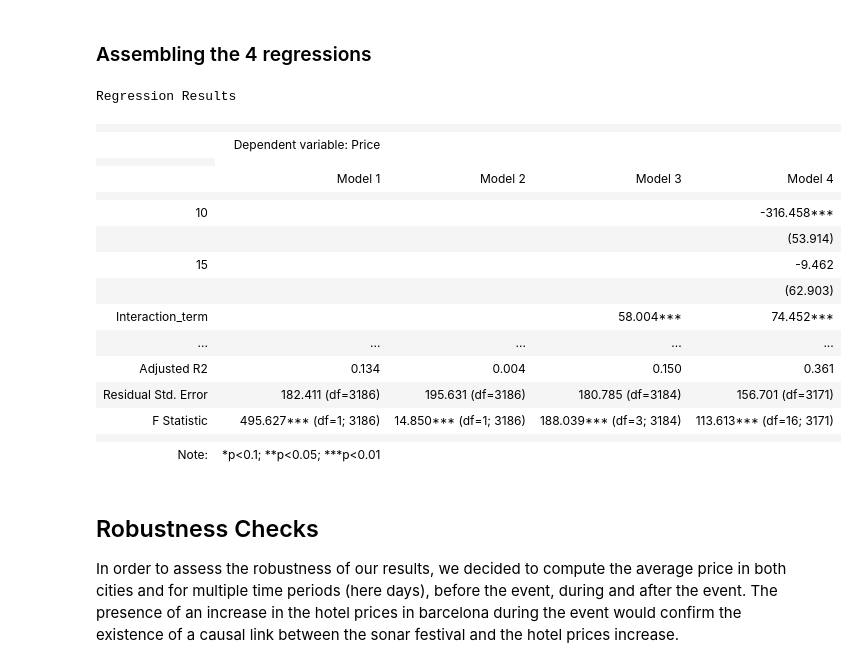
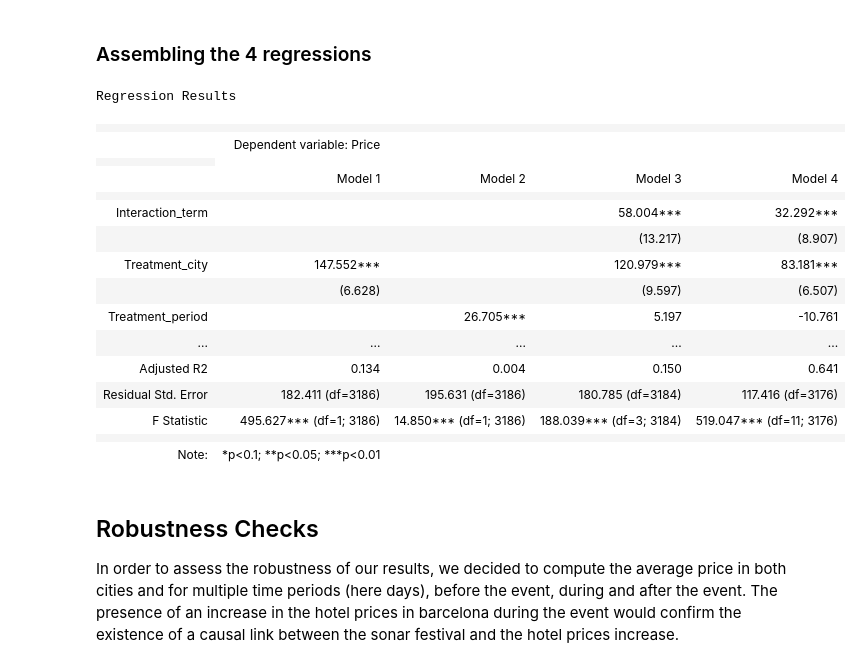
Before and after one commit to mtbrr26/Webscrapping_Booking.Com, a Jupyter notebook: regression_and_nlp_nb.ipynb, the cells around one changed output. Saved outputs shown, nothing was run; the diff lists cells and outputs as text; code cells hidden in the pictures.

Commit message:
Final regression table

```diff
--- a/regression_and_nlp_nb.ipynb
+++ b/regression_and_nlp_nb.ipynb
@@ -847,51 +847,50 @@ results3 = model3.fit()
 # REGRESSION4
 # Creating the interaction term
 final_df['Interaction_term'] = final_df['Treatment_period'] * final_df['Treatment_city']
-# Define independent variables (X)
-X4 = sm.add_constant(final_df[['Treatment_period', 'Treatment_city', 'Interaction_term', 'desayuno', 'playa', 'balcón', 'acondicionado wifi', 'bañera hidromasaj', 'dispon', 'aseo', 'decoración', 'tren', 'barrio', '15', '10', 'gratuito']])
-# Create and fit the model
-model4 = sm.OLS(final_df['Price'], X4).fit()
+X4 = sm.add_constant(final_df[['Treatment_period', 'Treatment_city', 'Interaction_term', 'playa', 'acondicionado wifi','aseo','vario','gratuito',"estrella","piscina","servicio habitacion"]])
+model4 = sm.OLS(final_df['Price'], X4)
+results4 = model4.fit()
 
 # Create Stargazer object
-stargazer = Stargazer([results1, results2, results3, model4])
+stargazer = Stargazer([results1, results2, results3, results4])
 
 # Optionally, customize the Stargazer object
 stargazer.title("Regression Results")
 stargazer.custom_columns(['Model 1', 'Model 2', 'Model 3', 'Model 4'], [1, 1, 1, 1])
 stargazer.show_model_numbers(False)
 # You can add more customization as needed
 
 # Render the LaTeX table
 #print(stargazer.render_latex())
 
 
 # Create a Stargazer object
-stargazer = Stargazer([results1, results2, results3, model4])
+stargazer = Stargazer([results1, results2, results3, results4])
 
 # Customize the Stargazer object
 stargazer.title("Regression Results")
 stargazer.custom_columns(['Model 1', 'Model 2', 'Model 3', 'Model 4'], [1, 1, 1, 1])
 stargazer.show_model_numbers(False)
 
 # Convert to HTML and display
 html_table = stargazer.render_html()
 display(HTML(html_table))
 # %% [output]
 Regression Results
 |  |  |  |  |  |
 |  | Dependent variable: Price |  |  |  |
 |  |
 |  | Model 1 | Model 2 | Model 3 | Model 4 |
 |  |  |  |  |  |
-| 10 |  |  |  | -316.458*** |
-|  |  |  |  | (53.914) |
-| 15 |  |  |  | -9.462 |
-|  |  |  |  | (62.903) |
-| Interaction_term |  |  | 58.004*** | 74.452*** |
+| Interaction_term |  |  | 58.004*** | 32.292*** |
+|  |  |  | (13.217) | (8.907) |
+| Treatment_city | 147.552*** |  | 120.979*** | 83.181*** |
+|  | (6.628) |  | (9.597) | (6.507) |
+| Treatment_period |  | 26.705*** | 5.197 | -10.761 |
 | ... | ... | ... | ... | ... |
-| Adjusted R2 | 0.134 | 0.004 | 0.150 | 0.361 |
-| Residual Std. Error | 182.411 (df=3186) | 195.631 (df=3186) | 180.785 (df=3184) | 156.701 (df=3171) |
-| F Statistic | 495.627*** (df=1; 3186) | 14.850*** (df=1; 3186) | 188.039*** (df=3; 3184) | 113.613*** (df=16; 3171) |
+| Adjusted R2 | 0.134 | 0.004 | 0.150 | 0.641 |
+| Residual Std. Error | 182.411 (df=3186) | 195.631 (df=3186) | 180.785 (df=3184) | 117.416 (df=3176) |
+| F Statistic | 495.627*** (df=1; 3186) | 14.850*** (df=1; 3186) | 188.039*** (df=3; 3184) | 519.047*** (df=11; 3176) |
 |  |  |  |  |  |
 | Note: | *p<0.1; **p<0.05; ***p<0.01 |  |  |  |
 # %% [markdown]
```
Also changed, not shown: parts of 5 cells of this notebook.
